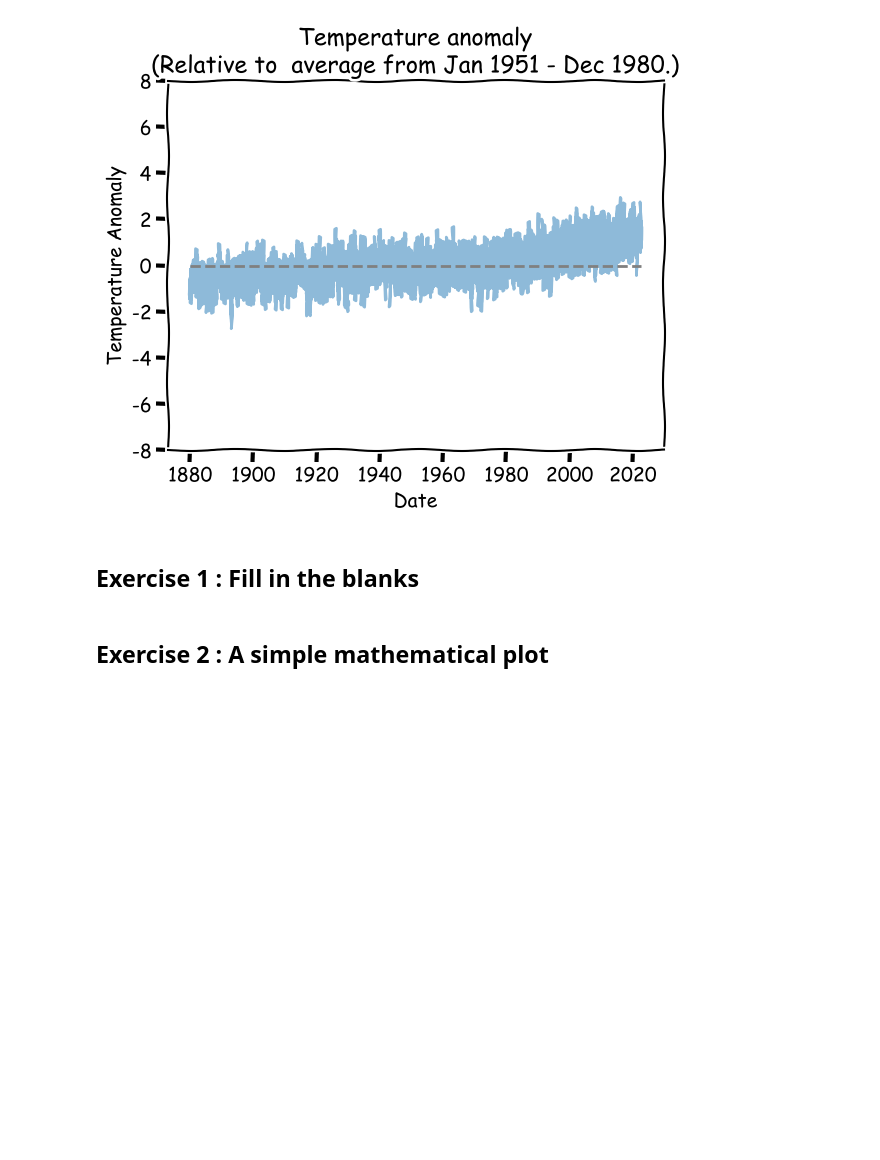
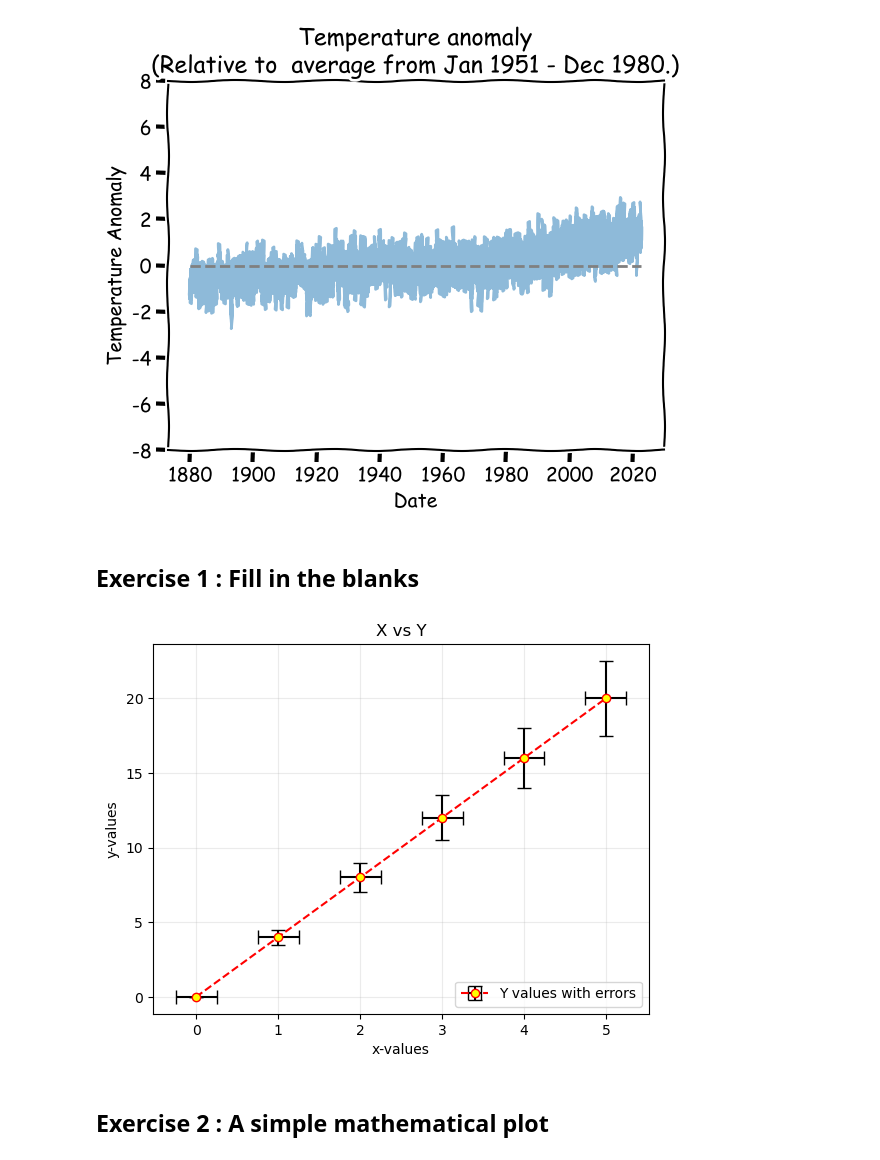
Before and after one commit to SPS-SP2273/learning-portfolio-Ting203, a Jupyter notebook: plotting/plotting_(need).ipynb, the cells around one changed output. Cells and saved outputs as stored; diff of their text form; code cells hidden in the pictures; blank space fills up the shorter version.

```diff
--- a/plotting/plotting_(need).ipynb
+++ b/plotting/plotting_(need).ipynb
@@ -236,10 +236,27 @@ plt.show()
 # %% [markdown]
 ## Exercise 1 :  Fill in the blanks
 # %%
+# Some data for plotting
+x = [0, 1, 2, 3, 4, 5]
+y = [0, 4, 8, 12, 16, 20]
+y_err = [0.0, 0.5, 1.0, 1.5, 2.0, 2.5]
+x_err = .25
 
-
-
-# Your solution here
+plt.errorbar(x, y, xerr=x_err, yerr=y_err,
+             color='red', linestyle='dashed',
+             marker='o', markerfacecolor='yellow',
+             ecolor='black',capsize=5,
+             label='Y values with errors')
+plt.xlabel('x-values')
+plt.ylabel('y-values')
+plt.title('X vs Y')
+plt.grid(alpha=.25)
+plt.legend(loc='lower right')
+plt.savefig('graph', dpi=150)
+# save_file_figure(plt, argv)                  # Hide
+plt.show(block=False)
+# %% [output]
+[figure, added]
 # %% [markdown]
 ## Exercise 2 :  A simple mathematical plot
 # %%
```
Also changed, not shown: parts of 1 cell of this notebook, 1 other file.
